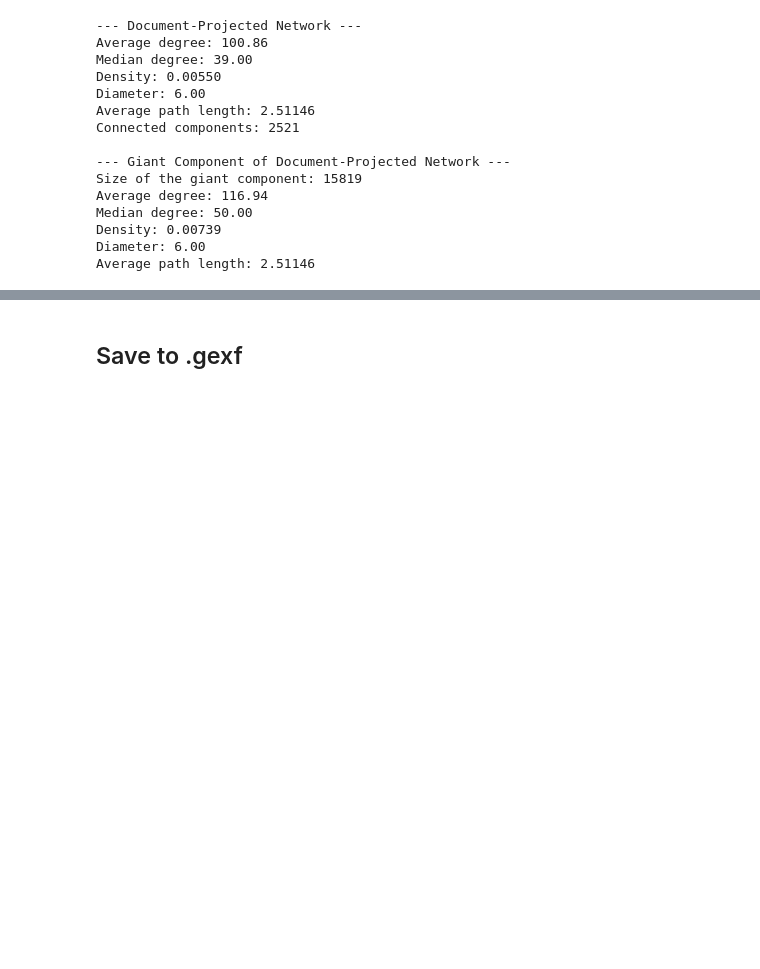
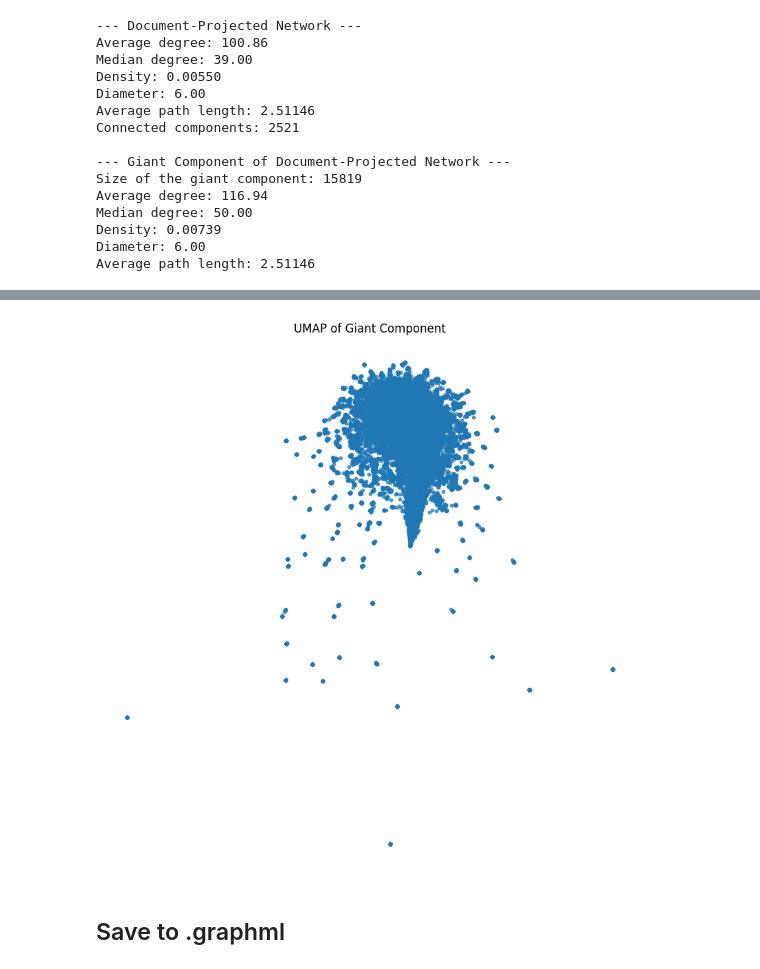
Before and after one commit to mikaelpoli/after-the-vote-network, a Jupyter notebook: build_network.ipynb, the cells around one changed output, grey strips where cells are left out. Cells and saved outputs as stored; diff of their text form; code cells hidden in the pictures; blank space fills up the shorter version.

```diff
--- a/build_network.ipynb
+++ b/build_network.ipynb
@@ -406,5 +415,22 @@ Average path length: 2.51146
+# %%
+# Plot giant component
+adj_matrix_giant_docs = np.array(giant_component_docs.get_adjacency().data, dtype=float)
+
+reducer = umap.UMAP(n_neighbors=15, min_dist=0.1, random_state=42)
+embedding = reducer.fit_transform(adj_matrix_giant_docs)
+
+plt.figure(figsize=(10, 10))
+plt.scatter(
+    embedding[:, 0], embedding[:, 1],
+    s=10, alpha=0.7
+    )
+plt.title('UMAP of Giant Component')
+plt.axis('off')
+plt.show()
+# %% [output]
+[figure, added]
 # %% [markdown]
-## Save to .gexf
+## Save to .graphml
 # %%
 filename_b = RESULTS_GRAPHS_DIR / 'g_wd.graphml'
 network_bipartite_sparse.write_graphml(str(filename_b))
```
Also changed, not shown: parts of 5 cells of this notebook.
